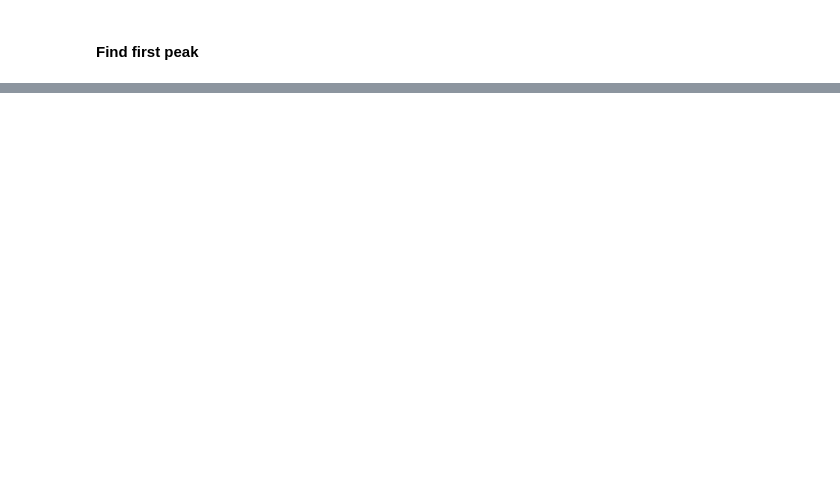
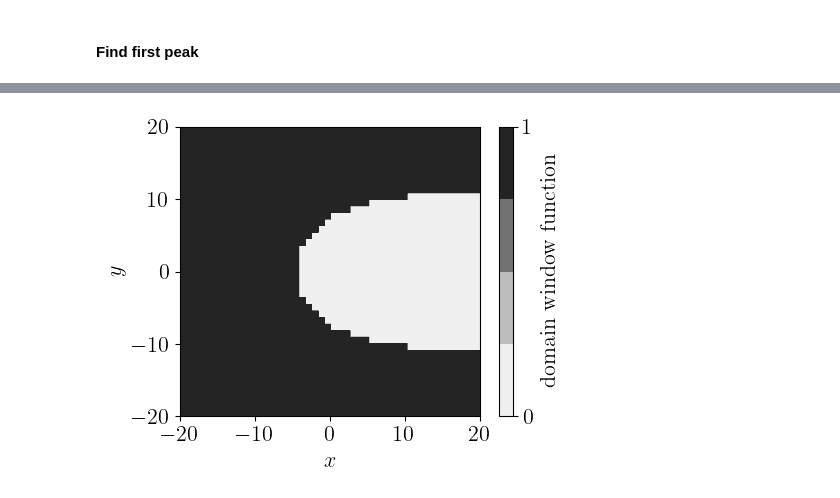
Before and after one commit to runehoejlund/plasma-ray-tracer, a Jupyter notebook: MGO/go_circle.ipynb, the cells around one changed output, grey strips where cells are left out. Drawn from its saved outputs; the diff is of its cells as text; code cells hidden in the pictures; blank space fills up the shorter version.

```diff
--- a/MGO/go_circle.ipynb
+++ b/MGO/go_circle.ipynb
@@ -186,0 +34,16 @@ plt.show()
+# %%
+n0 = 1
+R_ne = 5
+
+@torch_func
+def n_e(r: ('vector')):
+    x, y, z = r
+    return torch.exp(- (x**2 + y**2 - R_ne**2)/20)*n0
+
+@torch_func
+def D(r: ('vector'), k: ('vector'), omega: ('scalar')):
+    x, y, z = r
+    return 1 - n_e(r) - inner_product(k, k)
+
+def get_k0(r0):
+    return torch.tensor([np.sqrt(1 - n_e(r0)), 0, 0])
@@ -186,0 +161,11 @@ plt.show()
+# %%
+plt.figure(figsize=(5,4))
+in_region = mgo.get_covered_region(rs)
+plt.contourf(X, Y, in_region((X, Y, np.zeros_like(X))), levels=3, cmap='Greys')
+plt.colorbar(label='domain window function', ticks=[0, 1])
+plt.xlabel(r'$x$')
+plt.ylabel(r'$y$')
+plt.tight_layout()
+plt.show()
+# %% [output]
+[figure, added]
```
Also changed, not shown: parts of 54 cells of this notebook.
